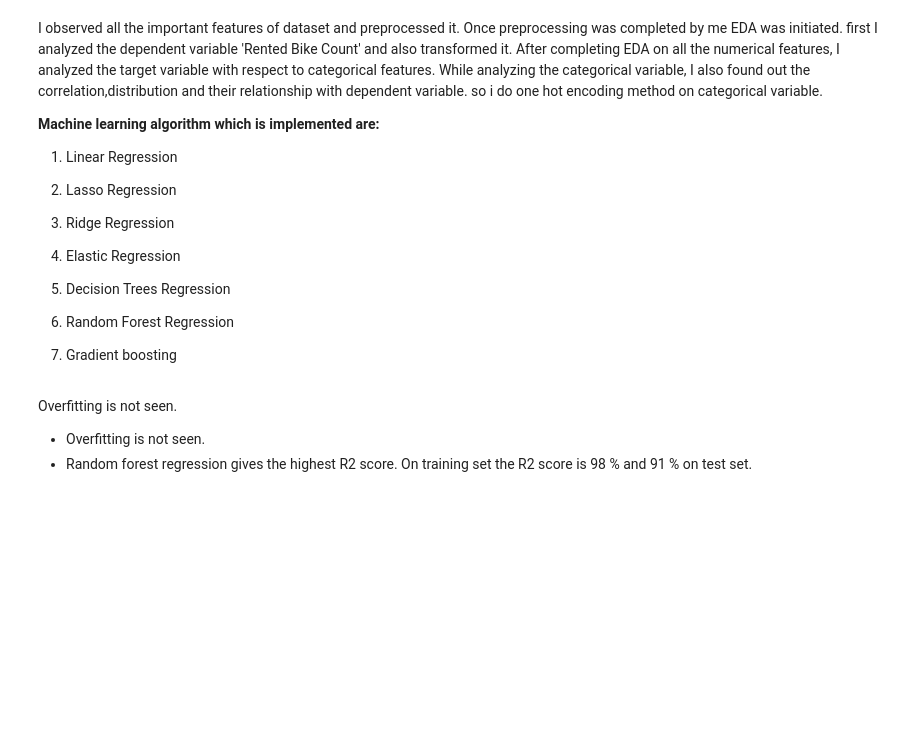
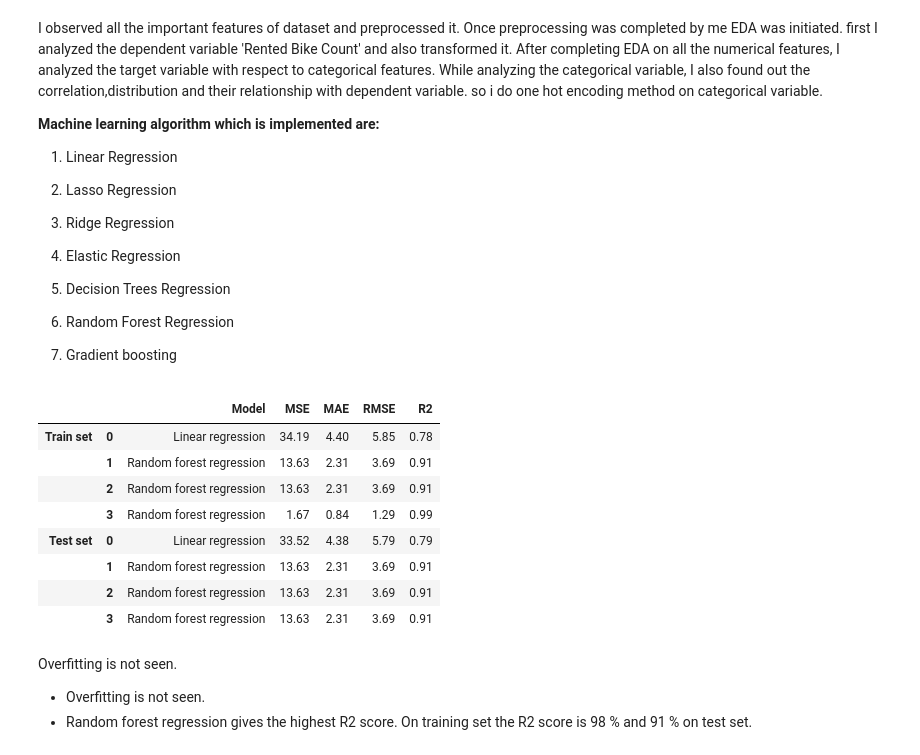
Before and after one commit to Abhaysinghgithub/Abhaysinghgithub, a Jupyter notebook: Individual_notebook_Seoul_Bike_Sharing_Demand_Prediction_Capstone_Project.ipynb, the cells around one changed output. Saved outputs shown, nothing was run; the diff lists cells and outputs as text; code cells hidden in the pictures; blank space fills up the shorter version.

```diff
--- a/Individual_notebook_Seoul_Bike_Sharing_Demand_Prediction_Capstone_Project.ipynb
+++ b/Individual_notebook_Seoul_Bike_Sharing_Demand_Prediction_Capstone_Project.ipynb
@@ -1522,6 +1522,19 @@ I  observed all the important features of dataset and preprocessed it. Once prep
 6. Random Forest Regression
 
 7. Gradient boosting
+# %%
+overall_result = pd.concat([train_df,test_df],keys=['Train set','Test set'])
+overall_result
+# %% [output]
+|  |  | Model | MSE | MAE | RMSE | R2 |
+| Train set | 0 | Linear regression | 34.19 | 4.40 | 5.85 | 0.78 |
+|  | 1 | Random forest regression | 13.63 | 2.31 | 3.69 | 0.91 |
+|  | 2 | Random forest regression | 13.63 | 2.31 | 3.69 | 0.91 |
+|  | 3 | Random forest regression | 1.67 | 0.84 | 1.29 | 0.99 |
+| Test set | 0 | Linear regression | 33.52 | 4.38 | 5.79 | 0.79 |
+|  | 1 | Random forest regression | 13.63 | 2.31 | 3.69 | 0.91 |
+|  | 2 | Random forest regression | 13.63 | 2.31 | 3.69 | 0.91 |
+|  | 3 | Random forest regression | 13.63 | 2.31 | 3.69 | 0.91 |
 # %% [markdown]
  Overfitting is not seen.
 
```
